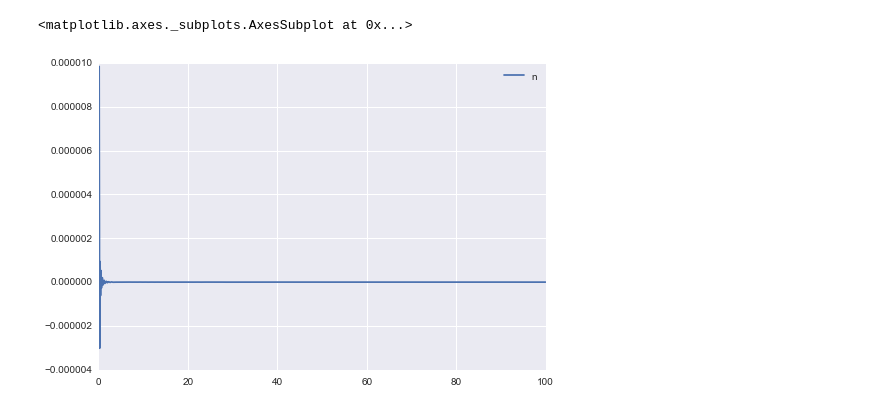
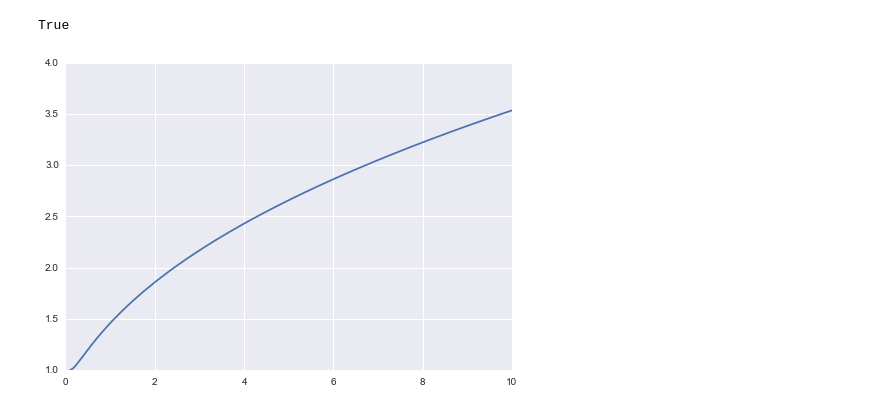
Before and after one commit to davidrpugh/pyCollocation, a Jupyter notebook: examples/spence-model.ipynb, the cells around one changed output. Cells and saved outputs as stored; diff of their text form; code cells hidden in the pictures.

```diff
--- a/examples/spence-model.ipynb
+++ b/examples/spence-model.ipynb
@@ -37,7 +8,0 @@ spence_solver = pycollocation.OrthogonalPolynomialSolver(spence)
-# %%
-domain = [float(yL.evalf(subs=spence_params)), yU]
-ys = np.linspace(domain[0], domain[1], 1000)
-ns = ys**0.5  # guess some generic concave function
-initial_type_poly = np.polynomial.Chebyshev.fit(ys, ns, 150, domain)
-
-initial_spence_coefs = {'n': initial_type_poly.coef}
@@ -55,5 +9,44 @@ spence_viz.solution.plot()
-# %%
-spence_viz.residuals.plot()
-# %% [output]
-<matplotlib.axes._subplots.AxesSubplot at 0x...>
-[figure, removed]
+# %%
+def spence_model(y, n, alpha, **params):
+    return [(n**-1 - alpha * n * y**(alpha - 1)) / y**alpha]
+
+def initial_condition(y, n, nL, alpha, **params):
+    return [n - nL]
+
+def yL(nL, alpha):
+    return (nL**2 * alpha)**(1 / (1 - alpha))
+
+params = {'nL': 1.0, 'alpha': 0.15}
+
+classic_spence_ivp = pycollocation.problems.IVP(initial_condition, 1, 1, params,
+                                                spence_model)
+# %%
+def initial_mesh(yL, yH, num, problem):
+    ys = np.linspace(yL, yH, num=num)
+    ns = problem.params['nL'] + np.sqrt(ys)
+    return ys, ns
+# %%
+bspline_basis = pycollocation.basis_functions.BSplineBasis()
+solver = pycollocation.solvers.Solver(bspline_basis)
+
+boundary_points = (yL(**params), 10)
+ys, ns = initial_mesh(*boundary_points, num=250, problem=classic_spence_ivp)
+
+tck, u = bspline_basis.fit([ns], u=ys, k=5, s=0)
+knots, coefs, k = tck
+initial_coefs = np.hstack(coefs)
+
+basis_kwargs = {'knots': knots, 'degree': k, 'ext': 2}
+nodes = np.linspace(*boundary_points, num=249)
+solution = solver.solve(basis_kwargs, boundary_points, initial_coefs,
+                        nodes, classic_spence_ivp)
+# %%
+solution.result.success
+# %% [output]
+True
+# %%
+n_soln, = solution.evaluate_solution(ys)
+plt.plot(ys, n_soln)
+plt.show()
+# %% [output]
+[figure, added]
```
Also changed, not shown: parts of 8 cells of this notebook, 8 other files.
